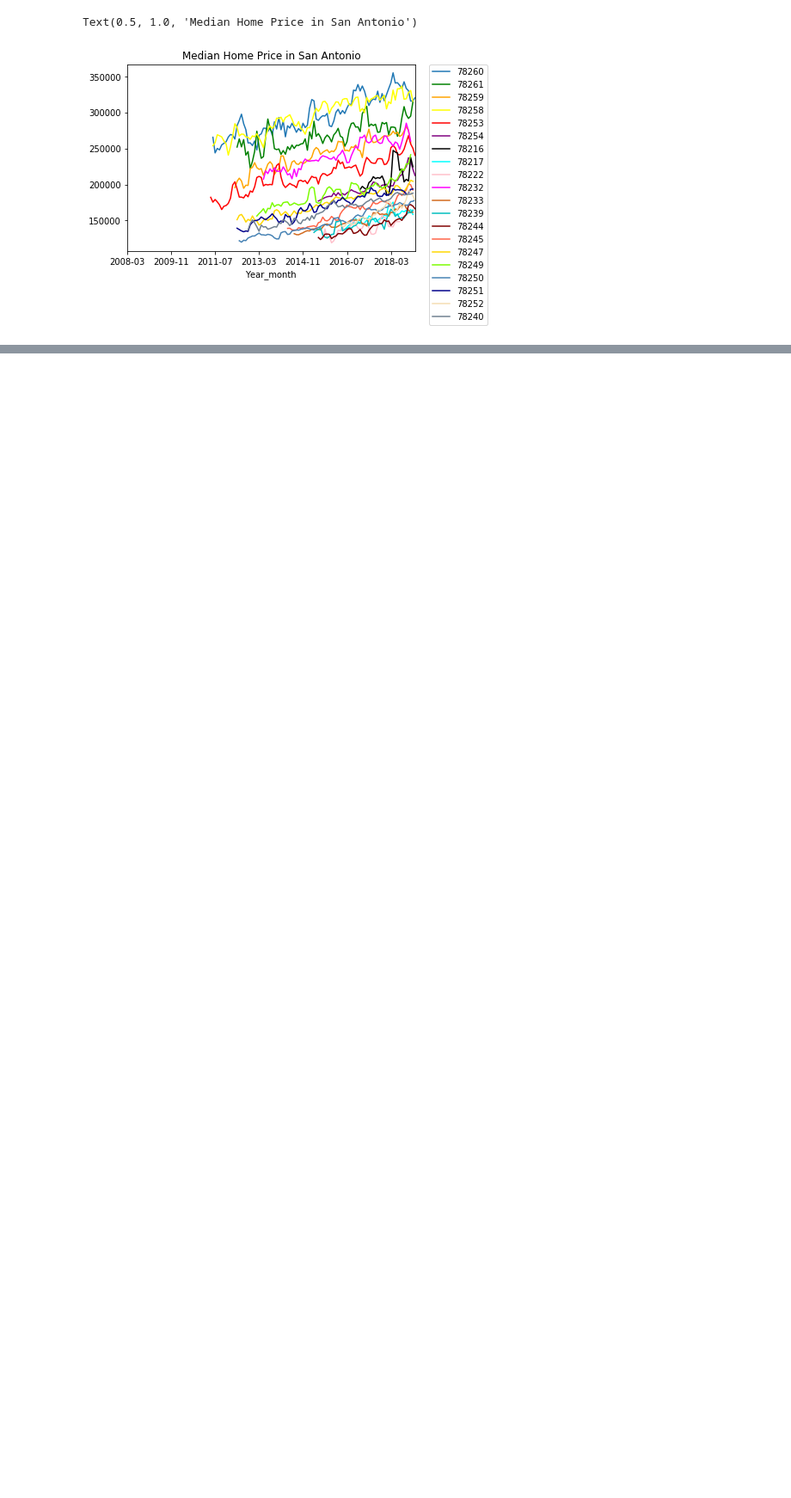
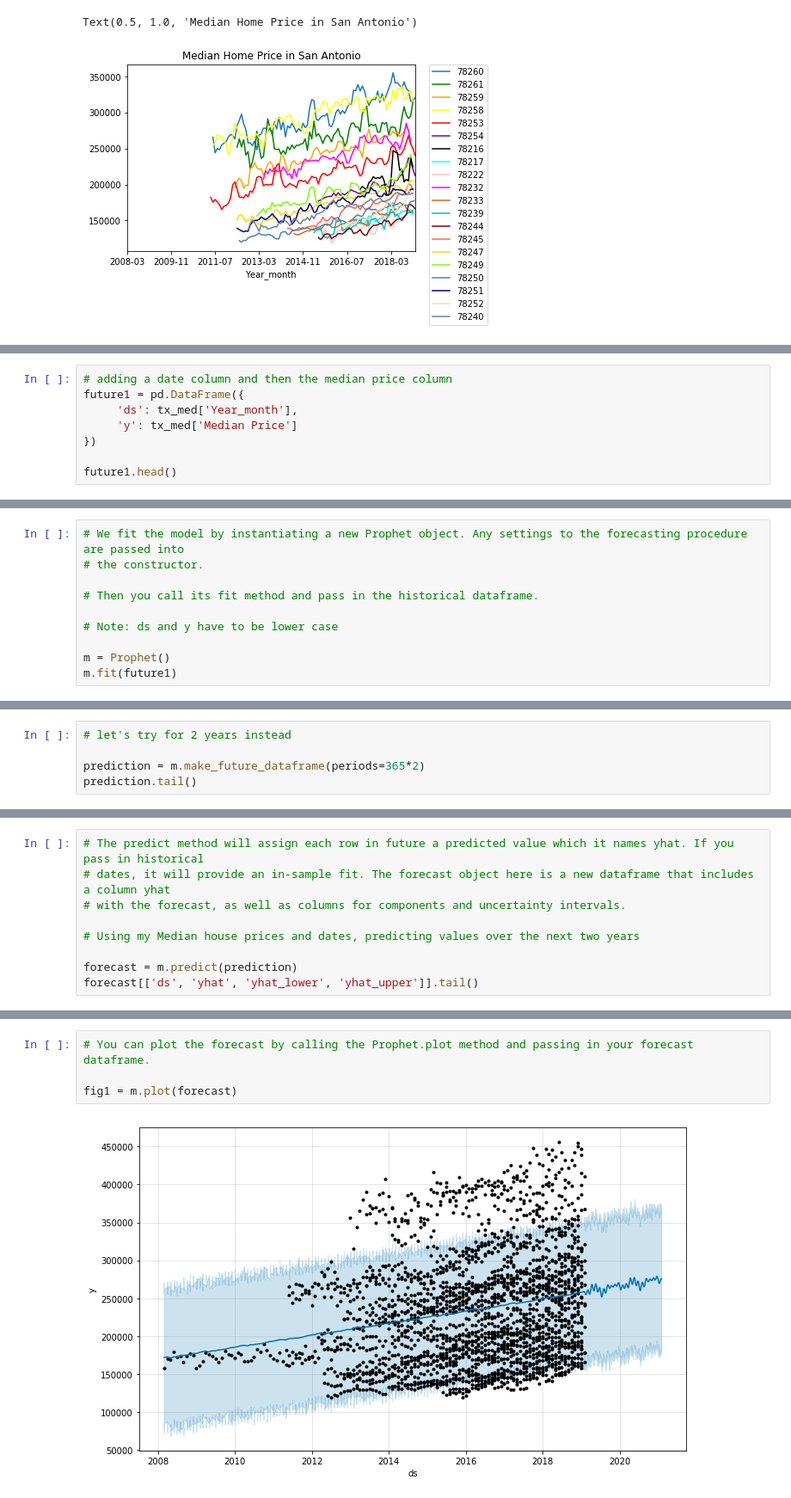
Before and after one commit to kkh1178/zillow, a Jupyter notebook: zillowproperties.ipynb, the cells around one changed output, grey strips where cells are left out. Shown: that part at 86% size. Drawn from its saved outputs; the diff is of its cells as text; blank space fills up the shorter version.

Commit message:
Added some prophet predictive modeling of median home prices

```diff
--- a/zillowproperties.ipynb
+++ b/zillowproperties.ipynb
@@ -542,0 +545,8 @@ Text(0.5, 1.0, 'Median Home Price in San Antonio')
+# %%
+# adding a date column and then the median price column
+future1 = pd.DataFrame({
+     'ds': tx_med['Year_month'],
+     'y': tx_med['Median Price']
+})
+
+future1.head()
@@ -542,0 +560,10 @@ Text(0.5, 1.0, 'Median Home Price in San Antonio')
+# %%
+# We fit the model by instantiating a new Prophet object. Any settings to the forecasting procedure are passed into
+# the constructor.
+
+# Then you call its fit method and pass in the historical dataframe.
+
+# Note: ds and y have to be lower case
+
+m = Prophet()
+m.fit(future1)
@@ -542,0 +589,5 @@ Text(0.5, 1.0, 'Median Home Price in San Antonio')
+# %%
+# let's try for 2 years instead
+
+prediction = m.make_future_dataframe(periods=365*2)
+prediction.tail()
@@ -542,0 +601,9 @@ Text(0.5, 1.0, 'Median Home Price in San Antonio')
+# %%
+# The predict method will assign each row in future a predicted value which it names yhat. If you pass in historical
+# dates, it will provide an in-sample fit. The forecast object here is a new dataframe that includes a column yhat
+# with the forecast, as well as columns for components and uncertainty intervals.
+
+# Using my Median house prices and dates, predicting values over the next two years
+
+forecast = m.predict(prediction)
+forecast[['ds', 'yhat', 'yhat_lower', 'yhat_upper']].tail()
@@ -542,0 +617,6 @@ Text(0.5, 1.0, 'Median Home Price in San Antonio')
+# %%
+# You can plot the forecast by calling the Prophet.plot method and passing in your forecast dataframe.
+
+fig1 = m.plot(forecast)
+# %% [output]
+[figure, added]
```
Also changed, not shown: parts of 16 cells of this notebook.
